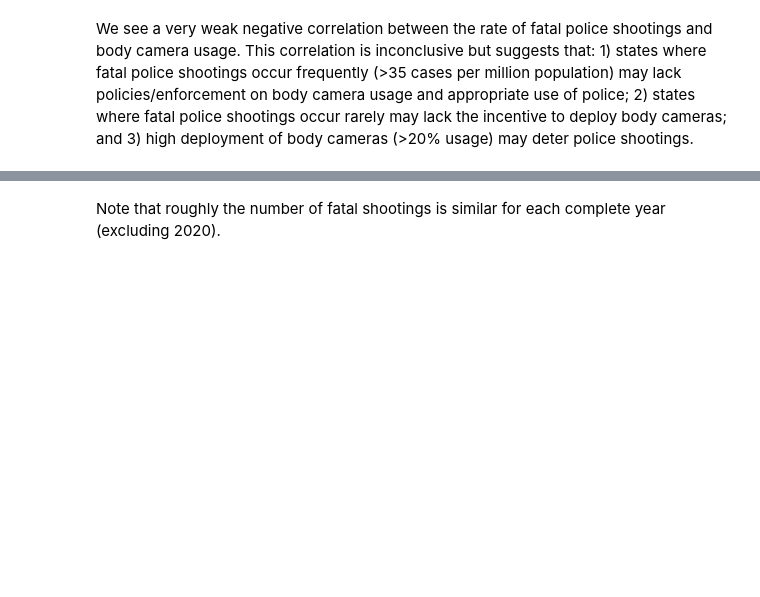
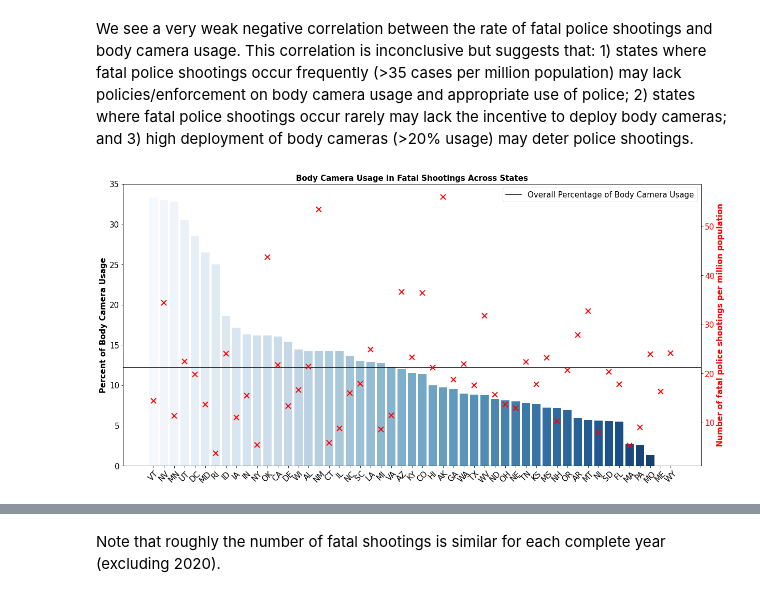
Before and after one commit to annajaffe/police-violence, a Jupyter notebook: CY_EDA_notebook.ipynb, the cells around one changed output, grey strips where cells are left out. Cells and saved outputs as stored; diff of their text form; code cells hidden in the pictures; blank space fills up the shorter version.

```diff
--- a/CY_EDA_notebook.ipynb
+++ b/CY_EDA_notebook.ipynb
@@ -174,3 +161,26 @@ print(f'Correltaion coefficient between number of fatal shootings per million an
 Correltaion coefficient between number of fatal shootings per million and body camera usage is -0.0337
 # %% [markdown]
 We see a very weak negative correlation between the rate of fatal police shootings and body camera usage. This correlation is inconclusive but suggests that: 1) states where fatal police shootings occur frequently (>35 cases per million population) may lack policies/enforcement on body camera usage and appropriate use of police; 2) states where fatal police shootings occur rarely may lack the incentive to deploy body cameras; and 3) high deployment of body cameras (>20% usage) may deter police shootings.
+# %%
+# display sorted bar graph of percent_body_cam_used in descending order of states
+fig,ax=plt.subplots(figsize=(20,10))
+order = state_df['percent_body_cam_used'].sort_values(ascending=False).index
+sns.barplot(x=state_df.index,y=state_df['percent_body_cam_used'], order=order, ax=ax, palette='Blues')
+ax.set_xticklabels(ax.get_xticklabels(), rotation=45,fontsize=15);
+ax.set_xlabel('')
+ax.set_ylabel('Percent of Body Camera Usage',fontweight='bold',fontsize=15)
+ax.tick_params(axis='y', labelsize=15)
+ax.set_title('Body Camera Usage in Fatal Shootings Across States',fontweight='bold',fontsize=15);
+# draw a horizontal line of overall avg in the dataset
+ax.axhline(y=overall_percent_body_cam,color='k',label='Overall Percentage of Body Camera Usage')
+ax.legend(fontsize=15);
+
+# second y axis showing shootings per million population
+ax2 = ax.twinx()  # instantiate a second axes that shares the same x-axis
+ax2.plot(order,state_df['num_per_million'][order],'x',color='r',markersize=10,markeredgewidth=2)
+ax2.tick_params(axis='y', labelcolor='r',labelsize=15)
+ax2.set_ylabel('Number of fatal police shootings per million population',fontweight='bold',fontsize=15,color='r');
+
+#plt.savefig('State percent body cam usage blue & red.png')
+# %% [output]
+[figure, added]
```
Also changed, not shown: parts of 50 cells of this notebook, 3 other files.
